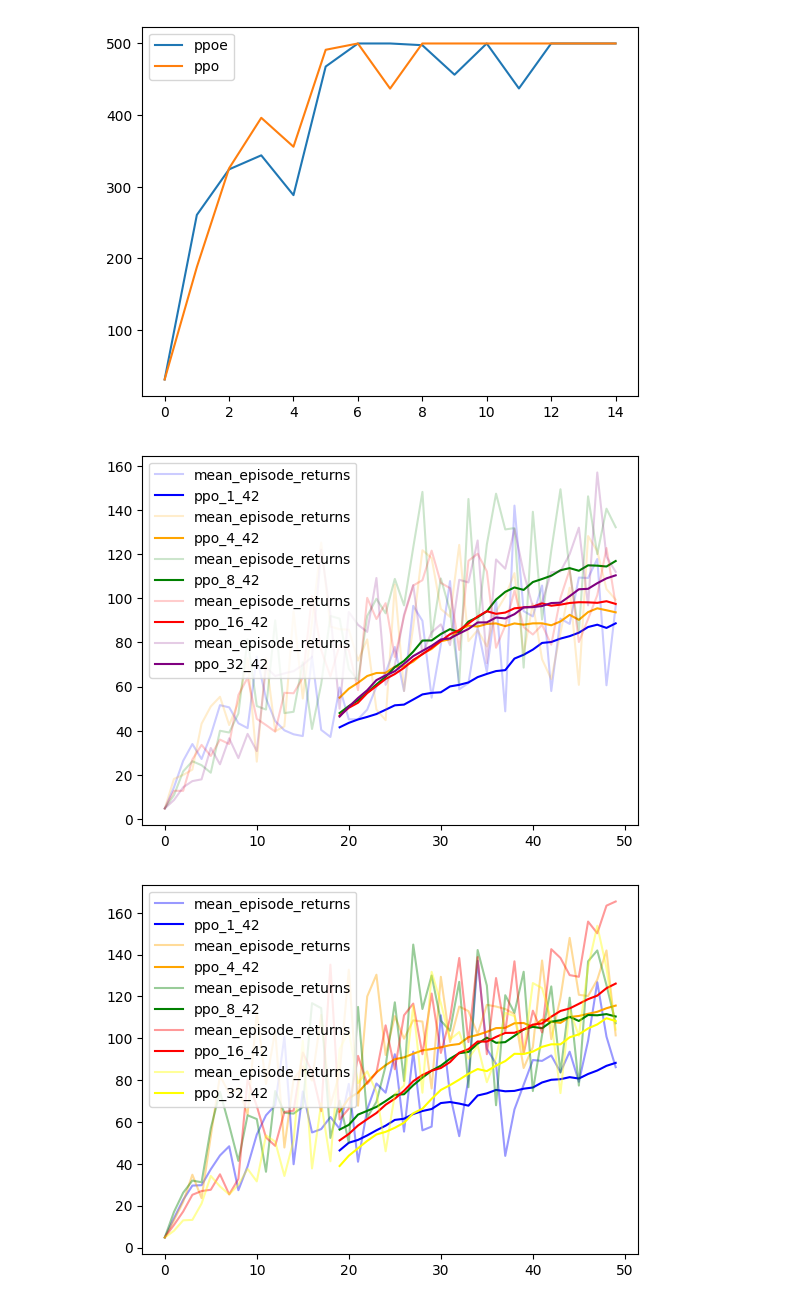
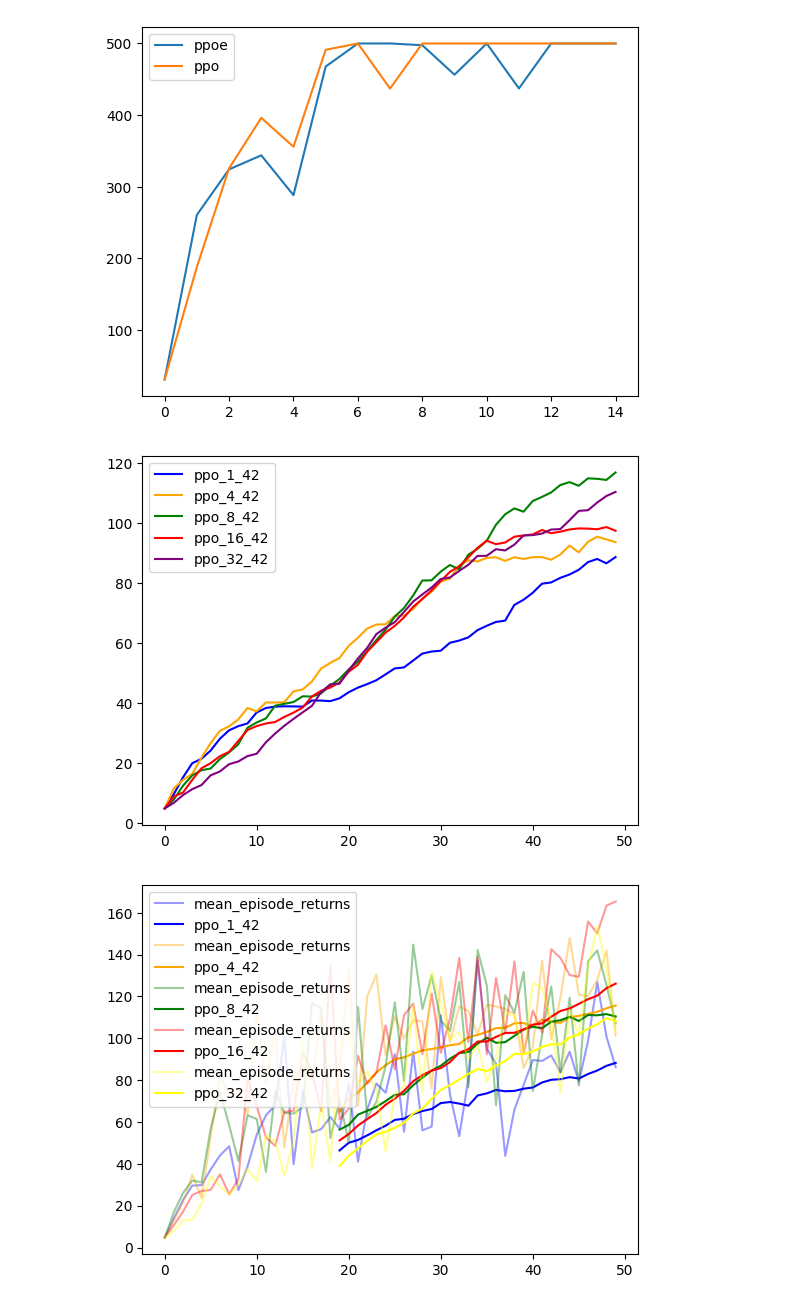
Before and after one commit to BDEvan5/ppx, a Jupyter notebook: notebooks/ex3_ewma.ipynb, the cells around one changed output. Saved outputs shown, nothing was run; the diff lists cells and outputs as text; code cells hidden in the pictures.

```diff
--- a/notebooks/ex3_ewma.ipynb
+++ b/notebooks/ex3_ewma.ipynb
@@ -58,28 +58,28 @@ def read_system_json(algo, env, env_n, seed):
         entry = {"mean_episode_returns": data[key]["mean_episode_returns"][0]}
         records[int(n)] = entry
     df = pd.DataFrame.from_dict(records, orient="index")
-    df[f"rolling_{rolling_period}"] = df["mean_episode_returns"].rolling(rolling_period).mean()
+    df[f"rolling_{rolling_period}"] = df["mean_episode_returns"].rolling(rolling_period, min_periods=1).mean()
 
     return df
 # %%
 env = "SpaceInvaders-MinAtar"
 
 env_ns = [1, 4, 8, 16, 32]
 seeds = [42]
 colors = ['blue', "orange", 'green', 'red', 'purple', 'brown', 'pink', 'gray', 'olive', 'cyan']
 
 ax = plt.gca()
 
 i = 0
 for env_n in env_ns:
     for seed in seeds:
         df = read_system_json("ppo", env, env_n, seed)
-        df.plot(y="mean_episode_returns", alpha=0.2, ax=ax, color=colors[i])
+        # df.plot(y="mean_episode_returns", alpha=0.2, ax=ax, color=colors[i])
         df.plot(y="rolling_20", label=f"ppo_{env_n}_{seed}", ax=ax, color=colors[i])
 
         i += 1
 # %% [output]
-[figure, old version]
+[figure, new version]
 # %%
 env = "SpaceInvaders-MinAtar"
 
```
Also changed, not shown: parts of 1 cell of this notebook, 8 other files.
